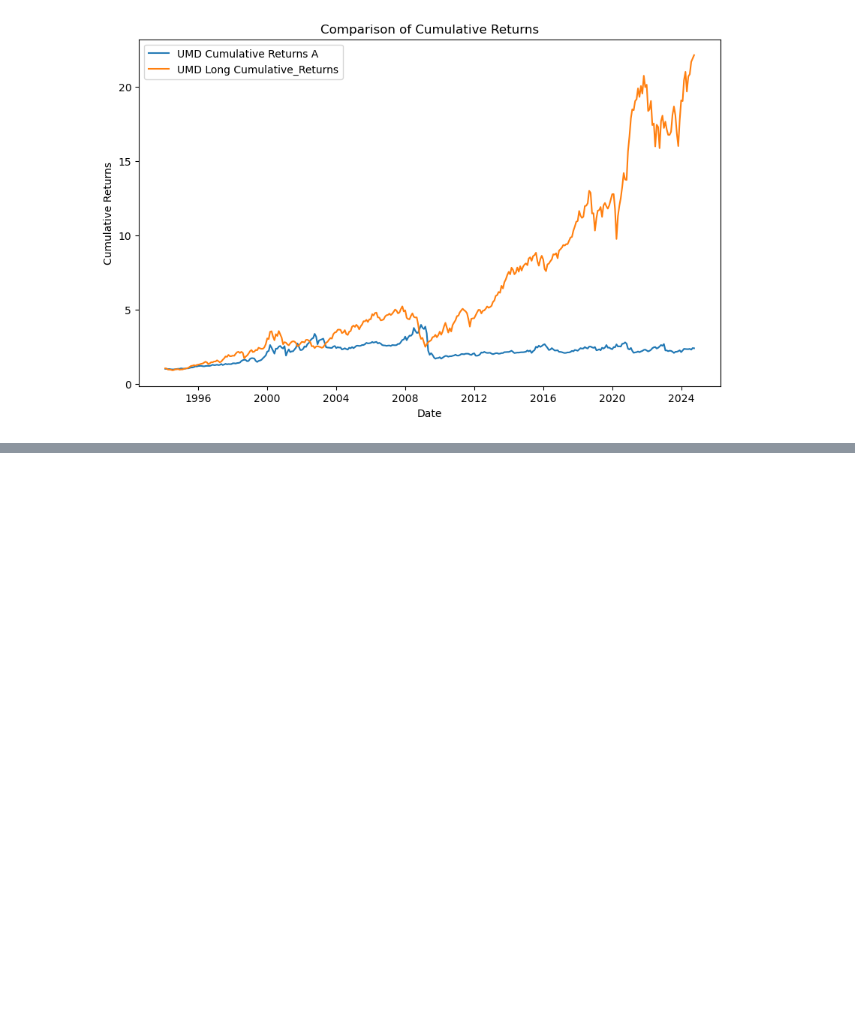
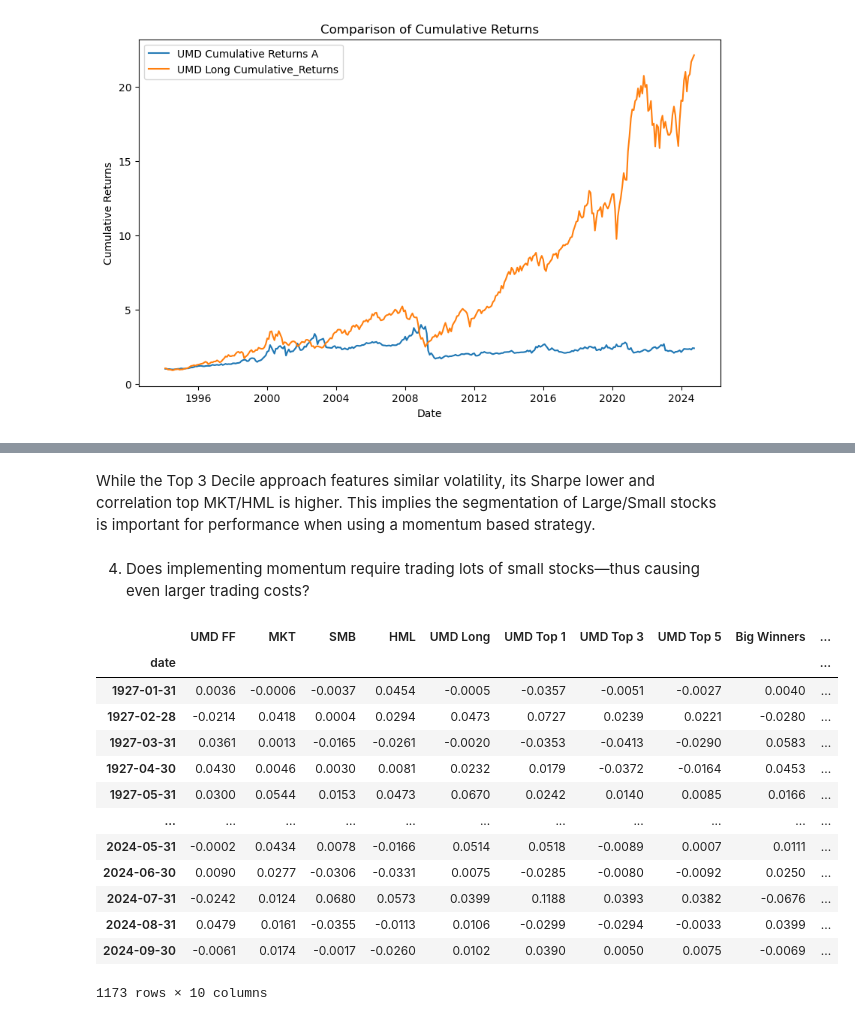
Before and after one commit to ekopen/finm-portfolio-2024, a Jupyter notebook: homework/Eric Kopen HW6.ipynb, the cells around one changed output, grey strips where cells are left out. Cells and saved outputs as stored; diff of their text form; code cells hidden in the pictures; blank space fills up the shorter version.

```diff
--- a/homework/Eric Kopen HW6.ipynb
+++ b/homework/Eric Kopen HW6.ipynb
@@ -62,8 +64,7 @@ decile_rts = pmh.read_excel_default("../data/momentum_data.xlsx", sheet_name="si
 rf_rts = pmh.read_excel_default("../data/momentum_data.xlsx", sheet_name="risk-free rate")
 excess_decile_rts = pd.concat([decile_rts, rf_rts], axis=1)
 excess_decile_rts["UMD Long"] = .5 * (excess_decile_rts["BIG HiPRIOR"] + excess_decile_rts["SMALL HiPRIOR"]) - 	excess_decile_rts["RF"]
-long_rts = excess_decile_rts["UMD Long"]
-rts_df = pd.concat([rts_df, long_rts], axis=1)
+rts_df = pd.concat([rts_df, excess_decile_rts[["UMD Long"]]], axis=1)
 rts_df
 # %% [output]
 |  | UMD | MKT | SMB | HML | UMD Long |
@@ -120,0 +122,10 @@ Is momentum just data mining, or is it a robust strategy?
+# %%
+ind_decile_rts = pmh.read_excel_default("../data/momentum_data.xlsx", sheet_name="deciles (total returns)")
+ind_excess_decile_rts = pd.concat([ind_decile_rts, rf_rts], axis=1)
+
+ind_excess_decile_rts["UMD Top 1"] = ind_excess_decile_rts.iloc[:,:1].sum(axis=1) - ind_excess_decile_rts.iloc[:,-1:].sum(axis=1)
+ind_excess_decile_rts["UMD Top 3"] = (1/3) * ind_excess_decile_rts.iloc[:,:3].sum(axis=1) - (1/3) * ind_excess_decile_rts.iloc[:,-3:].sum(axis=1)
+ind_excess_decile_rts["UMD Top 5"] = (1/5) * ind_excess_decile_rts.iloc[:,:5].sum(axis=1) - (1/5) * ind_excess_decile_rts.iloc[:,-5:].sum(axis=1)
+
+rts_df = pd.concat([rts_df, ind_excess_decile_rts[["UMD Top 1","UMD Top 3","UMD Top 5"]]], axis=1)
+rts_df
@@ -120,0 +168,13 @@ Is momentum just data mining, or is it a robust strategy?
+# %%
+rts_df.rename(columns={'UMD': 'UMD FF'}, inplace=True)
+pmh.calc_summary_statistics(
+    returns=rts_df,
+    annual_factor=12,
+    provided_excess_returns=True,
+    correlations=True,
+    timeframes={
+        "1994-2024": ["1994", "2024"],
+    },
+    keep_columns=["Annualized Mean", "Annualized Vol", "Annualized Sharpe", "Skewness","Correlations","MKT Correlation","HML Correlation"],
+    keep_indexes=["UMD FF","UMD Top 3"]
+)
@@ -120,0 +185,26 @@ Is momentum just data mining, or is it a robust strategy?
+# %% [markdown]
+While the Top 3 Decile approach features similar volatility, its Sharpe lower and correlation top MKT/HML is higher. This implies the segmentation of Large/Small stocks is important for performance when using a momentum based strategy.
+# %% [markdown]
+4) Does implementing momentum require trading lots of small stocks—thus causing
+even larger trading costs?
+# %%
+excess_decile_rts["Big Winners"] = excess_decile_rts["BIG HiPRIOR"] - excess_decile_rts["BIG LoPRIOR"]
+excess_decile_rts["Small Winners"] = excess_decile_rts["SMALL HiPRIOR"] - excess_decile_rts["SMALL LoPRIOR"]
+
+rts_df = pd.concat([rts_df, excess_decile_rts[["Big Winners","Small Winners"]]], axis=1)
+rts_df
+# %% [output]
+|  | UMD FF | MKT | SMB | HML | UMD Long | UMD Top 1 | UMD Top 3 | UMD Top 5 | Big Winners | ... |
+| date |  |  |  |  |  |  |  |  |  | ... |
+| 1927-01-31 | 0.0036 | -0.0006 | -0.0037 | 0.0454 | -0.0005 | -0.0357 | -0.0051 | -0.0027 | 0.0040 | ... |
+| 1927-02-28 | -0.0214 | 0.0418 | 0.0004 | 0.0294 | 0.0473 | 0.0727 | 0.0239 | 0.0221 | -0.0280 | ... |
+| 1927-03-31 | 0.0361 | 0.0013 | -0.0165 | -0.0261 | -0.0020 | -0.0353 | -0.0413 | -0.0290 | 0.0583 | ... |
+| 1927-04-30 | 0.0430 | 0.0046 | 0.0030 | 0.0081 | 0.0232 | 0.0179 | -0.0372 | -0.0164 | 0.0453 | ... |
+| 1927-05-31 | 0.0300 | 0.0544 | 0.0153 | 0.0473 | 0.0670 | 0.0242 | 0.0140 | 0.0085 | 0.0166 | ... |
+| ... | ... | ... | ... | ... | ... | ... | ... | ... | ... | ... |
+| 2024-05-31 | -0.0002 | 0.0434 | 0.0078 | -0.0166 | 0.0514 | 0.0518 | -0.0089 | 0.0007 | 0.0111 | ... |
+| 2024-06-30 | 0.0090 | 0.0277 | -0.0306 | -0.0331 | 0.0075 | -0.0285 | -0.0080 | -0.0092 | 0.0250 | ... |
+| 2024-07-31 | -0.0242 | 0.0124 | 0.0680 | 0.0573 | 0.0399 | 0.1188 | 0.0393 | 0.0382 | -0.0676 | ... |
+| 2024-08-31 | 0.0479 | 0.0161 | -0.0355 | -0.0113 | 0.0106 | -0.0299 | -0.0294 | -0.0033 | 0.0399 | ... |
+| 2024-09-30 | -0.0061 | 0.0174 | -0.0017 | -0.0260 | 0.0102 | 0.0390 | 0.0050 | 0.0075 | -0.0069 | ... |
+1173 rows × 10 columns
```
Also changed, not shown: parts of 15 cells of this notebook.
